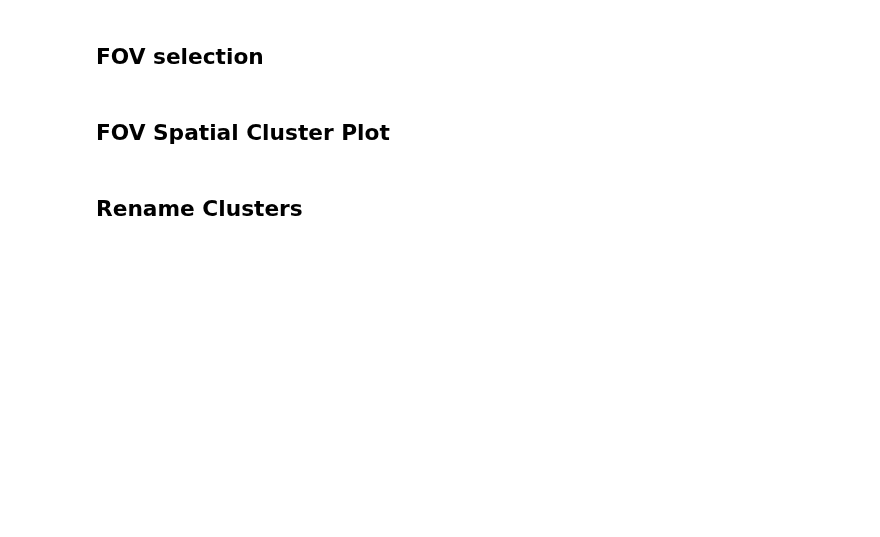
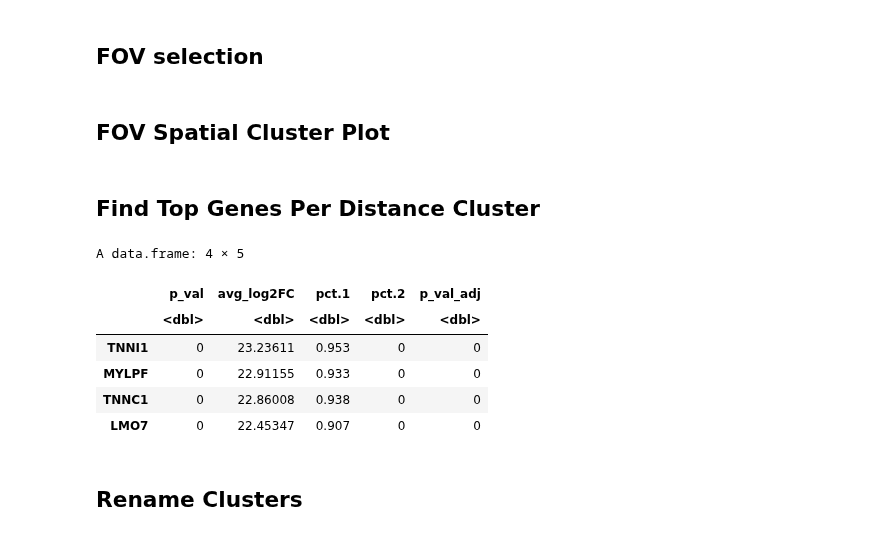
Before and after one commit to Perik-Zavodskii/CoexpressDeconvolve, a Jupyter notebook: Seurat.ipynb, the cells around one changed output. Drawn from its saved outputs; the diff is of its cells as text; code cells hidden in the pictures; blank space fills up the shorter version.

```diff
--- a/Seurat.ipynb
+++ b/Seurat.ipynb
@@ -252,6 +318,20 @@ ggsave(
   limitsize = TRUE,
 #   bg = NULL,
 )
+# %% [markdown]
+## Find Top Genes Per Distance Cluster
+# %%
+deg0 <- FindMarkers(Seurat, ident.1 = '14', only.pos = FALSE, logfc.threshold = 1., min.pct = 0.9)
+deg0 <- deg0[order(deg0$avg_log2FC,decreasing=TRUE),]
+deg0
+# %% [output]
+A data.frame: 4 × 5
+|  | p_val | avg_log2FC | pct.1 | pct.2 | p_val_adj |
+|  | <dbl> | <dbl> | <dbl> | <dbl> | <dbl> |
+| TNNI1 | 0 | 23.23611 | 0.953 | 0 | 0 |
+| MYLPF | 0 | 22.91155 | 0.933 | 0 | 0 |
+| TNNC1 | 0 | 22.86008 | 0.938 | 0 | 0 |
+| LMO7 | 0 | 22.45347 | 0.907 | 0 | 0 |
 # %% [markdown]
 ## Rename Clusters
 # %%
```
Also changed, not shown: parts of 10 cells of this notebook.
